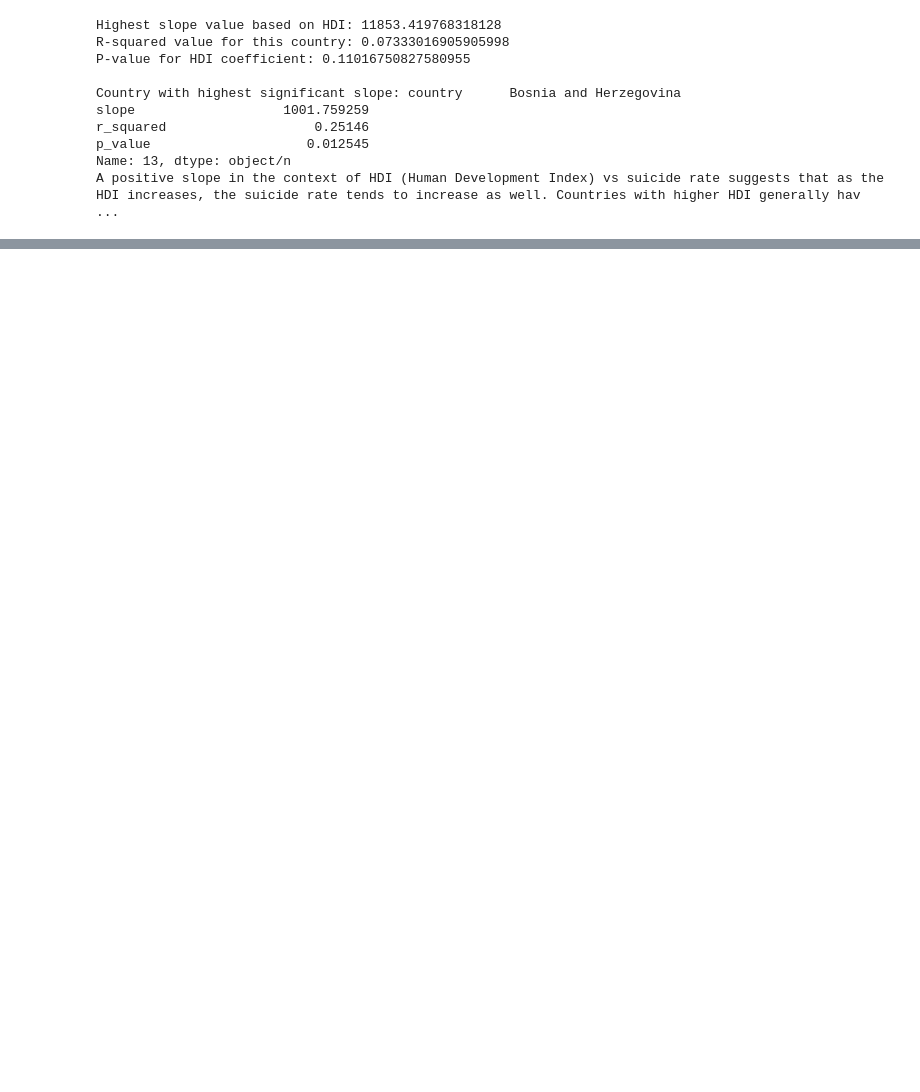
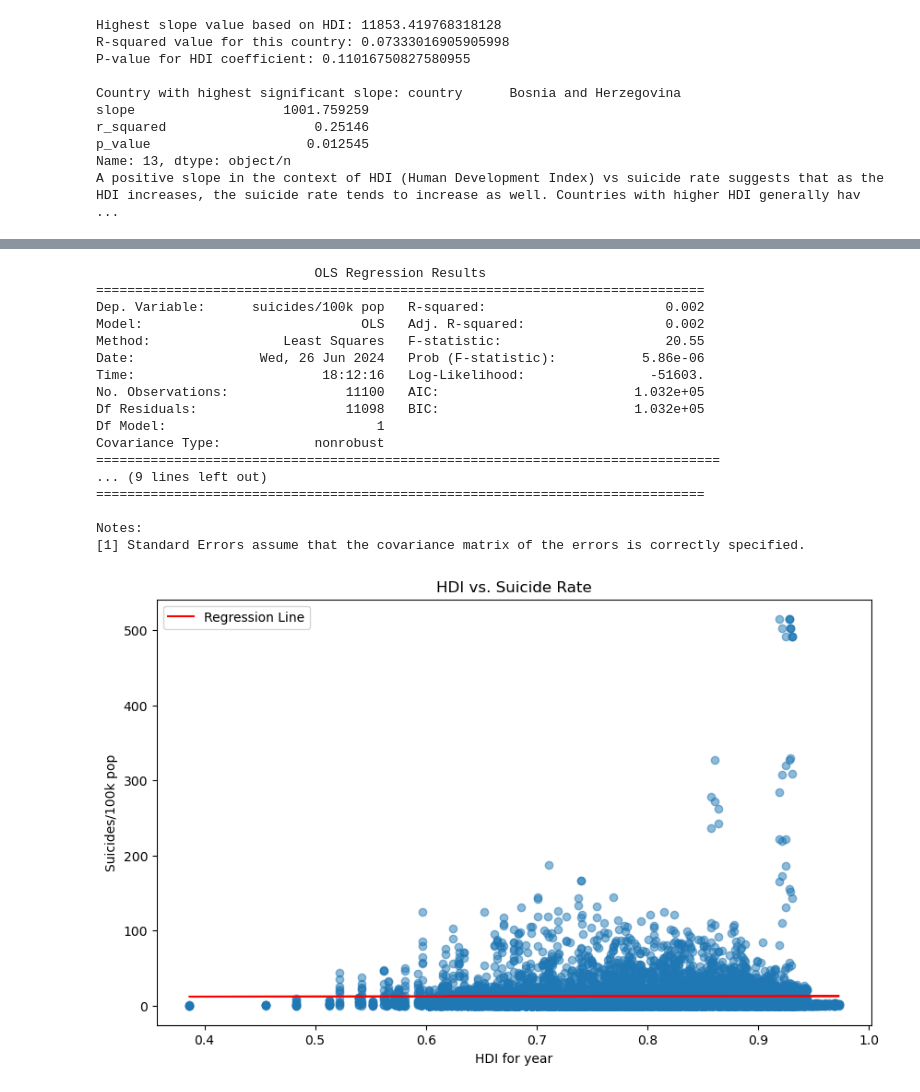
Before and after one commit to IhorKyl/team_project, a Jupyter notebook: Susceptible_population.ipynb, the cells around one changed output, grey strips where cells are left out. Cells and saved outputs as stored; diff of their text form; code cells hidden in the pictures; blank space fills up the shorter version.

```diff
--- a/Susceptible_population.ipynb
+++ b/Susceptible_population.ipynb
@@ -80,0 +102,55 @@ A positive slope in the context of HDI (Human Development Index) vs suicide rate
+# %%
+# Linear regression for with data from all countries
+
+import pandas as pd
+from sklearn.linear_model import LinearRegression
+import statsmodels.api as sm
+import matplotlib.pyplot as plt
+
+file_path = 'data/processed/cleaned_master.csv'
+df = pd.read_csv(file_path)
+
+# Extract 'HDI' and 'suicides/100k pop'
+HDI = 'HDI for year'
+Suiciderate = 'suicides/100k pop'
+X = df[[HDI]]
+y = df[Suiciderate]
+
+# Add constant to X for intercept
+X = sm.add_constant(X)
+
+# Fit the linear regression model
+model = sm.OLS(y, X)
+results = model.fit()
+
+print(results.summary())
+
+
+# Plotting the scatter plot for all data points
+plt.figure(figsize=(10, 6))
+plt.scatter(df[HDI], df[Suiciderate], alpha=0.5)
+plt.plot(df[HDI], 11.37 + 1.436 * df[HDI], color='red', label='Regression Line')
+plt.xlabel('HDI for year')
+plt.ylabel('Suicides/100k pop')
+plt.title('HDI vs. Suicide Rate')
+plt.legend()
+plt.show()
+# %% [output]
+                            OLS Regression Results
+==============================================================================
+Dep. Variable:      suicides/100k pop   R-squared:                       0.002
+Model:                            OLS   Adj. R-squared:                  0.002
+Method:                 Least Squares   F-statistic:                     20.55
+Date:                Wed, 26 Jun 2024   Prob (F-statistic):           5.86e-06
+Time:                        18:12:16   Log-Likelihood:                -51603.
+No. Observations:               11100   AIC:                         1.032e+05
+Df Residuals:                   11098   BIC:                         1.032e+05
+Df Model:                           1
+Covariance Type:            nonrobust
+================================================================================
+... (9 lines left out)
+==============================================================================
+
+Notes:
+[1] Standard Errors assume that the covariance matrix of the errors is correctly specified.
+[figure, added]
```
Also changed, not shown: parts of 3 cells of this notebook.
